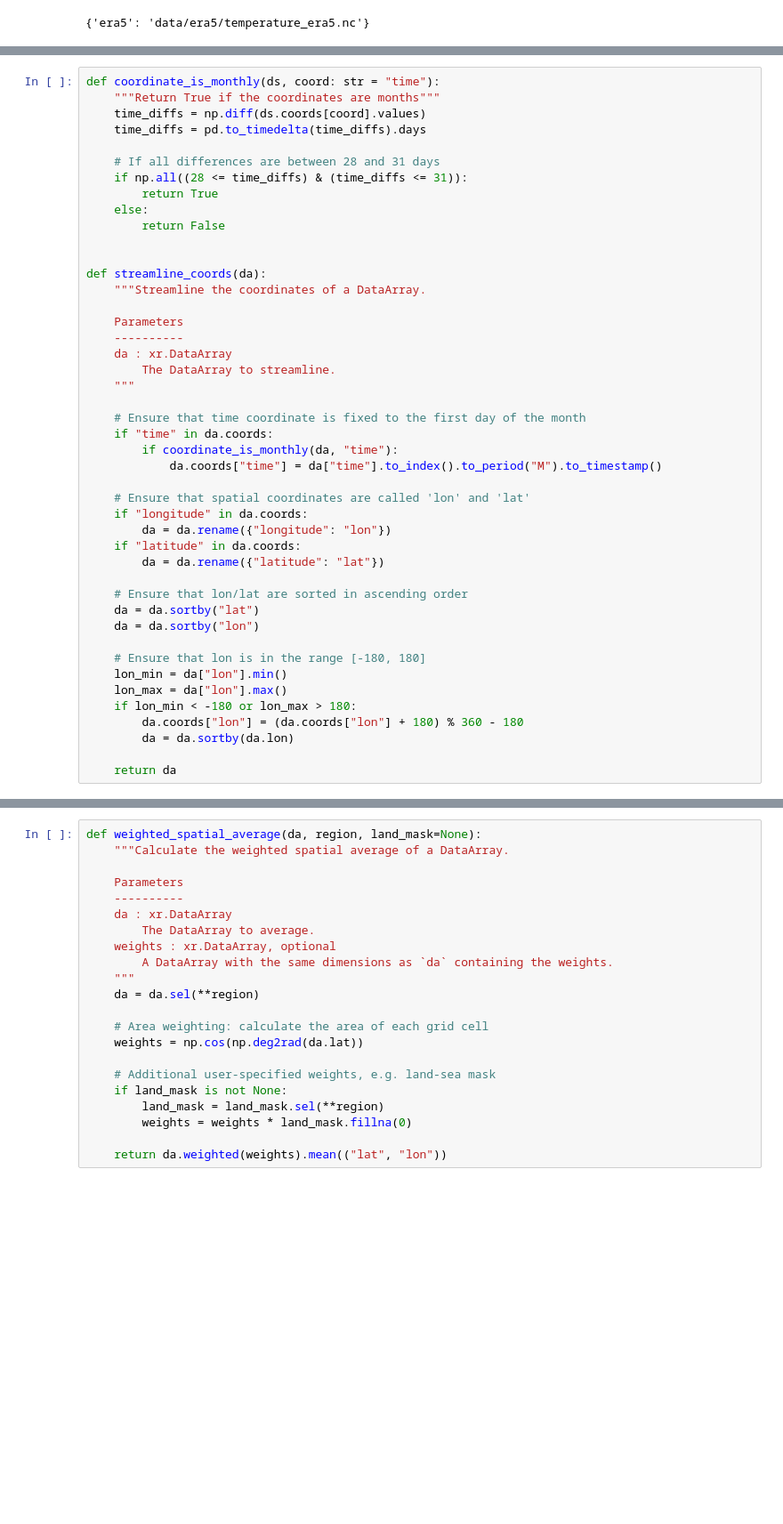
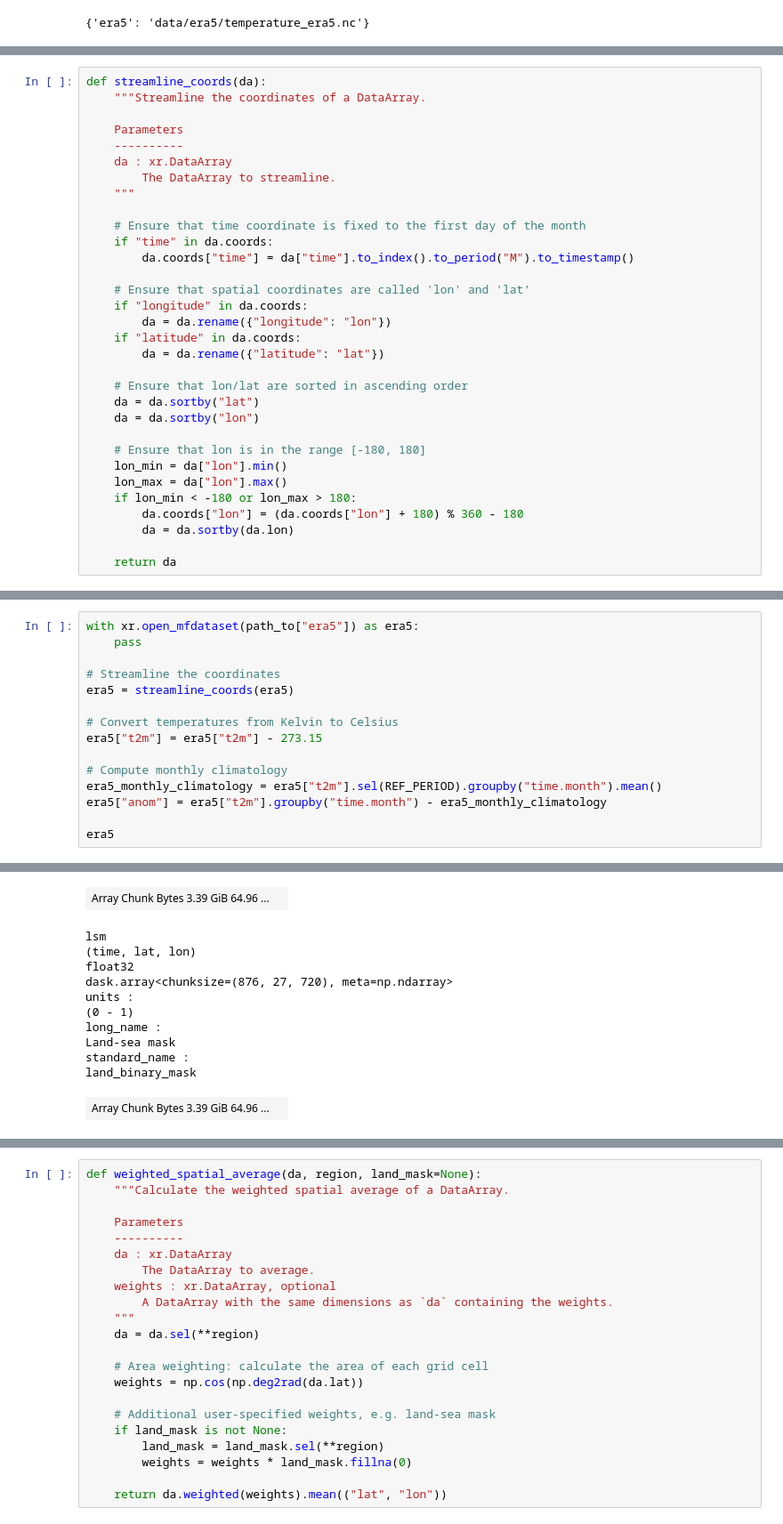
Before and after one commit to ECMWFCode4Earth/sketchbook-earth, a Jupyter notebook: tutorials/02_temperature/02c_temperature.ipynb, the cells around one changed output, grey strips where cells are left out. Shown: that part at 89% size. Cells and saved outputs as stored; diff of their text form; blank space fills up the shorter version.

```diff
--- a/tutorials/02_temperature/02c_temperature.ipynb
+++ b/tutorials/02_temperature/02c_temperature.ipynb
@@ -97,16 +178,4 @@ path_to
 # %%
-def coordinate_is_monthly(ds, coord: str = "time"):
-    """Return True if the coordinates are months"""
-    time_diffs = np.diff(ds.coords[coord].values)
-    time_diffs = pd.to_timedelta(time_diffs).days
-
-    # If all differences are between 28 and 31 days
-    if np.all((28 <= time_diffs) & (time_diffs <= 31)):
-        return True
-    else:
-        return False
-
-
 def streamline_coords(da):
     """Streamline the coordinates of a DataArray.
 
@@ -118,8 +187,7 @@ def streamline_coords(da):
 
     # Ensure that time coordinate is fixed to the first day of the month
     if "time" in da.coords:
-        if coordinate_is_monthly(da, "time"):
-            da.coords["time"] = da["time"].to_index().to_period("M").to_timestamp()
+        da.coords["time"] = da["time"].to_index().to_period("M").to_timestamp()
 
     # Ensure that spatial coordinates are called 'lon' and 'lat'
     if "longitude" in da.coords:
@@ -141,0 +252,16 @@ def streamline_coords(da):
+# %%
+with xr.open_mfdataset(path_to["era5"]) as era5:
+    pass
+
+# Streamline the coordinates
+era5 = streamline_coords(era5)
+
+# Convert temperatures from Kelvin to Celsius
+era5["t2m"] = era5["t2m"] - 273.15
+
+# Compute monthly climatology
+era5_monthly_climatology = era5["t2m"].sel(REF_PERIOD).groupby("time.month").mean()
+era5["anom"] = era5["t2m"].groupby("time.month") - era5_monthly_climatology
+
+era5
+# %% [output]
@@ -141,0 +285,12 @@ def streamline_coords(da):
+| Array Chunk Bytes 3.39 GiB 64.96 ... |  |
+lsm
+(time, lat, lon)
+float32
+dask.array<chunksize=(876, 27, 720), meta=np.ndarray>
+units :
+(0 - 1)
+long_name :
+Land-sea mask
+standard_name :
+land_binary_mask
+| Array Chunk Bytes 3.39 GiB 64.96 ... |  |
```
Also changed, not shown: parts of 57 cells of this notebook, 2 other files.
